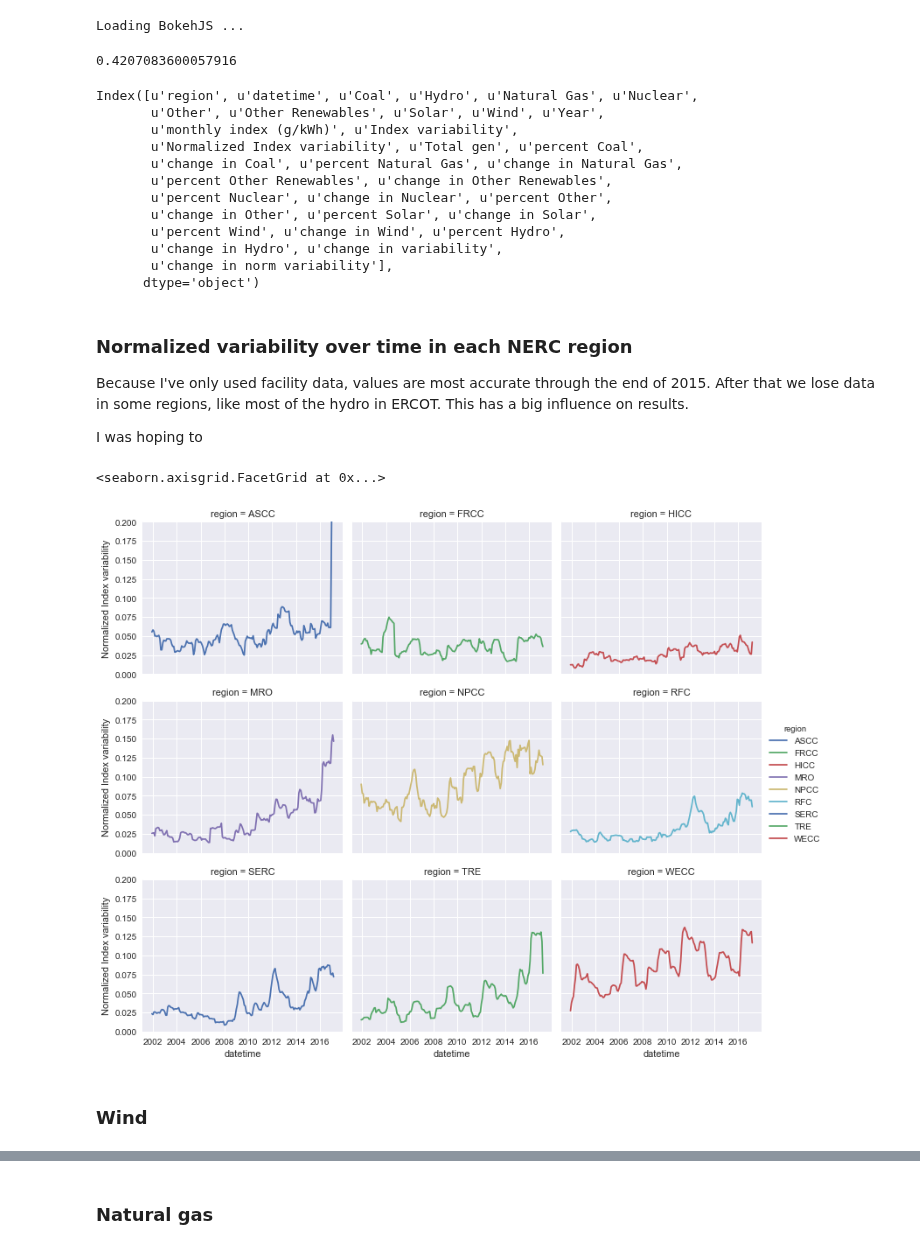
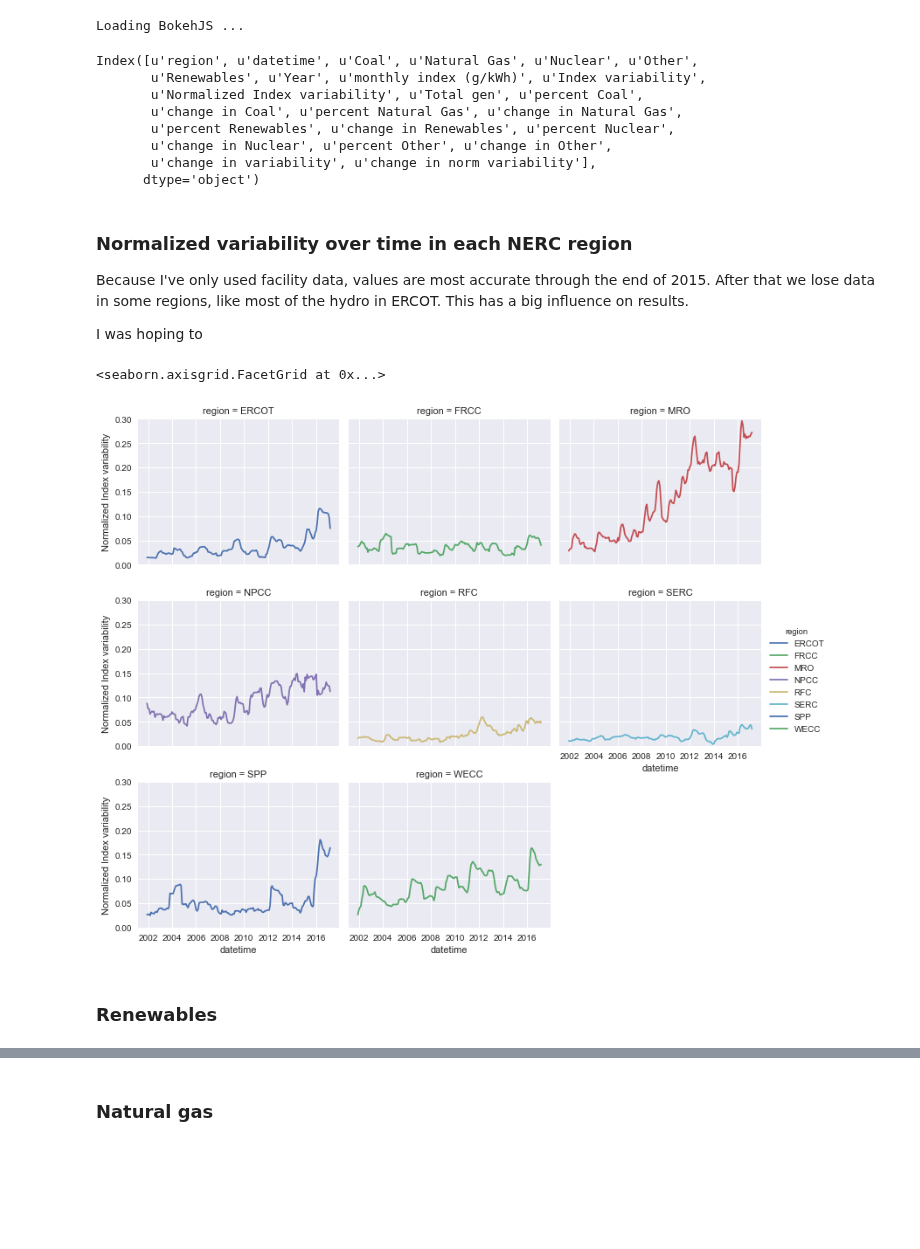
Before and after one commit to gschivley/carbon-index, a Jupyter notebook: NERC by state index and gen.ipynb, the cells around one changed output, grey strips where cells are left out. Saved outputs shown, nothing was run; the diff lists cells and outputs as text; code cells hidden in the pictures; blank space fills up the shorter version.

Commit message:
Generate new versions of figures

```diff
--- a/NERC by state index and gen.ipynb
+++ b/NERC by state index and gen.ipynb
@@ -126,7 +126,7 @@ for nerc in ['MRO', 'FRCC', 'NPCC', 'RFC',
 # %% [markdown]
 ## Read data and create figures
 # %%
-path = os.path.join('Data storage', 'final NERC data', 'Monthly index*')
+path = os.path.join('Data storage', 'final NERC data from states', 'Monthly index*')
 mi_fns = glob.glob(path)
-path = os.path.join('Data storage', 'final NERC data', 'Monthly gen*')
+path = os.path.join('Data storage', 'final NERC data from states', 'Monthly gen*')
 mg_fns = glob.glob(path)
@@ -194,8 +190,9 @@ gen_index.tail()
 # %%
 base_year = 2005
 # %%
-fuels = ['Coal', 'Natural Gas', 'Other Renewables', 'Nuclear', 'Other',
-         'Solar', 'Wind', 'Hydro']
+# fuels = ['Coal', 'Natural Gas', 'Other Renewables', 'Nuclear', 'Other',
+#          'Solar', 'Wind', 'Hydro']
+fuels = ['Coal', 'Natural Gas', 'Renewables', 'Nuclear', 'Other']
 gen_index['Total gen'] = gen_index.loc[:, fuels].sum(axis=1)
 for fuel in fuels:
     # New columns that are being added
@@ -248,24 +245,16 @@ def weighted_percent(df, fuel, year):
 
     weighted_per = temp[fuel].sum() / temp['Total'].sum() * 100
     return weighted_per
-# %%
-weighted_percent(gen_index, 'Wind', 2005)
-# %% [output]
-0.4207083600057916
 # %%
 gen_index.columns
 # %% [output]
-Index([u'region', u'datetime', u'Coal', u'Hydro', u'Natural Gas', u'Nuclear',
-       u'Other', u'Other Renewables', u'Solar', u'Wind', u'Year',
-       u'monthly index (g/kWh)', u'Index variability',
+Index([u'region', u'datetime', u'Coal', u'Natural Gas', u'Nuclear', u'Other',
+       u'Renewables', u'Year', u'monthly index (g/kWh)', u'Index variability',
        u'Normalized Index variability', u'Total gen', u'percent Coal',
        u'change in Coal', u'percent Natural Gas', u'change in Natural Gas',
-       u'percent Other Renewables', u'change in Other Renewables',
-       u'percent Nuclear', u'change in Nuclear', u'percent Other',
-       u'change in Other', u'percent Solar', u'change in Solar',
-       u'percent Wind', u'change in Wind', u'percent Hydro',
-       u'change in Hydro', u'change in variability',
-       u'change in norm variability'],
+       u'percent Renewables', u'change in Renewables', u'percent Nuclear',
+       u'change in Nuclear', u'percent Other', u'change in Other',
+       u'change in variability', u'change in norm variability'],
       dtype='object')
 # %% [markdown]
 ### Normalized variability over time in each NERC region
@@ -274,11 +263,11 @@ Because I've only used facility data, values are most accurate through the end o
 I was hoping to
 # %%
 g = sns.FacetGrid(gen_index, col='region', col_wrap=3, hue='region',
-                   aspect = 1.2, palette='deep', ylim=(0, 0.2))
+                   aspect = 1.2, palette='deep', ylim=(0, 0.3))
 g.map(plt.plot, 'datetime', 'Normalized Index variability').add_legend()
 # %% [output]
 <seaborn.axisgrid.FacetGrid at 0x...>
-[figure, old version]
+[figure, new version]
 # %%
 def region_bokeh_plot(df, fuel, x_axis, y_axis, x_range=None, y_range=None,
                      x_lower_lim=0, x_upper_lim=None):
@@ -324,5 +313,5 @@ def region_bokeh_plot(df, fuel, x_axis, y_axis, x_range=None, y_range=None,
 
     show(grid, notebook_handle=True)
 # %% [markdown]
-### Wind
+### Renewables
 # %%
```
Also changed, not shown: parts of 14 cells of this notebook.
